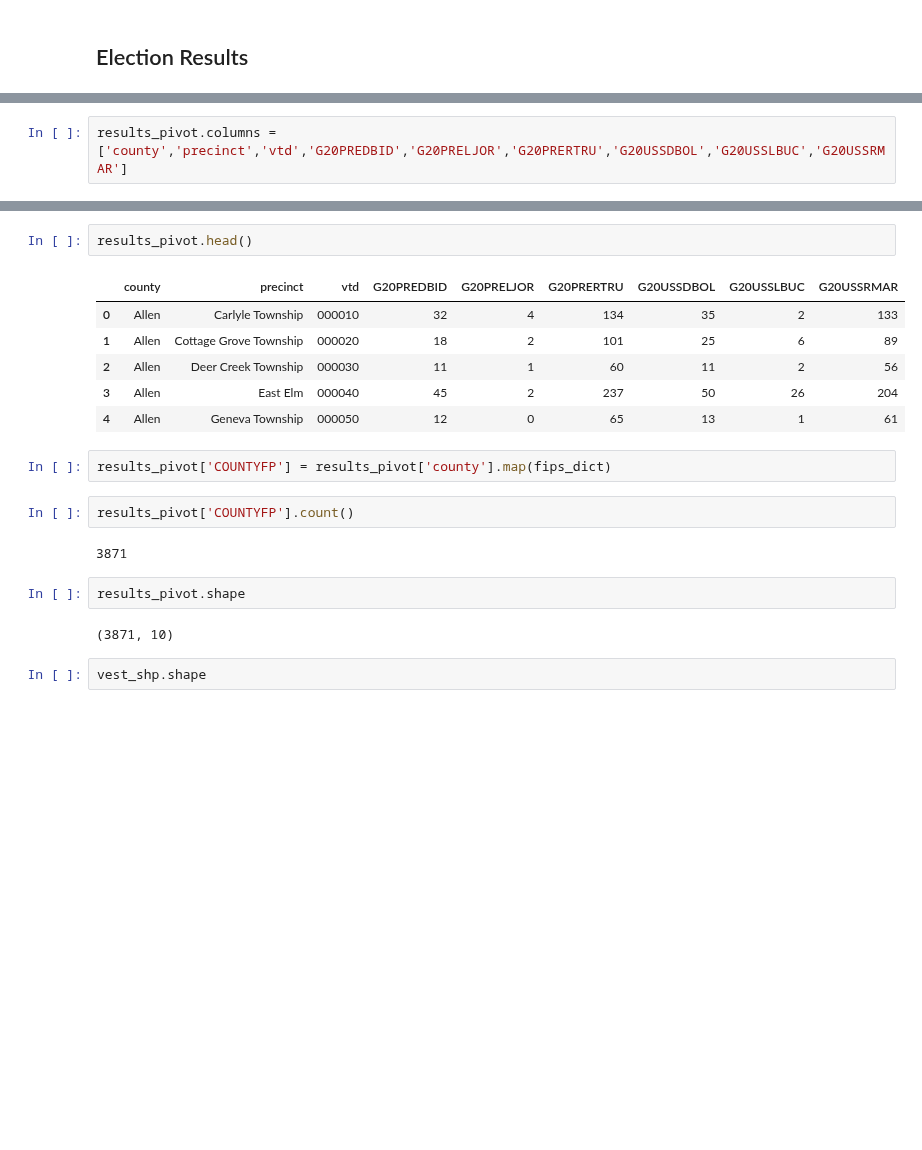
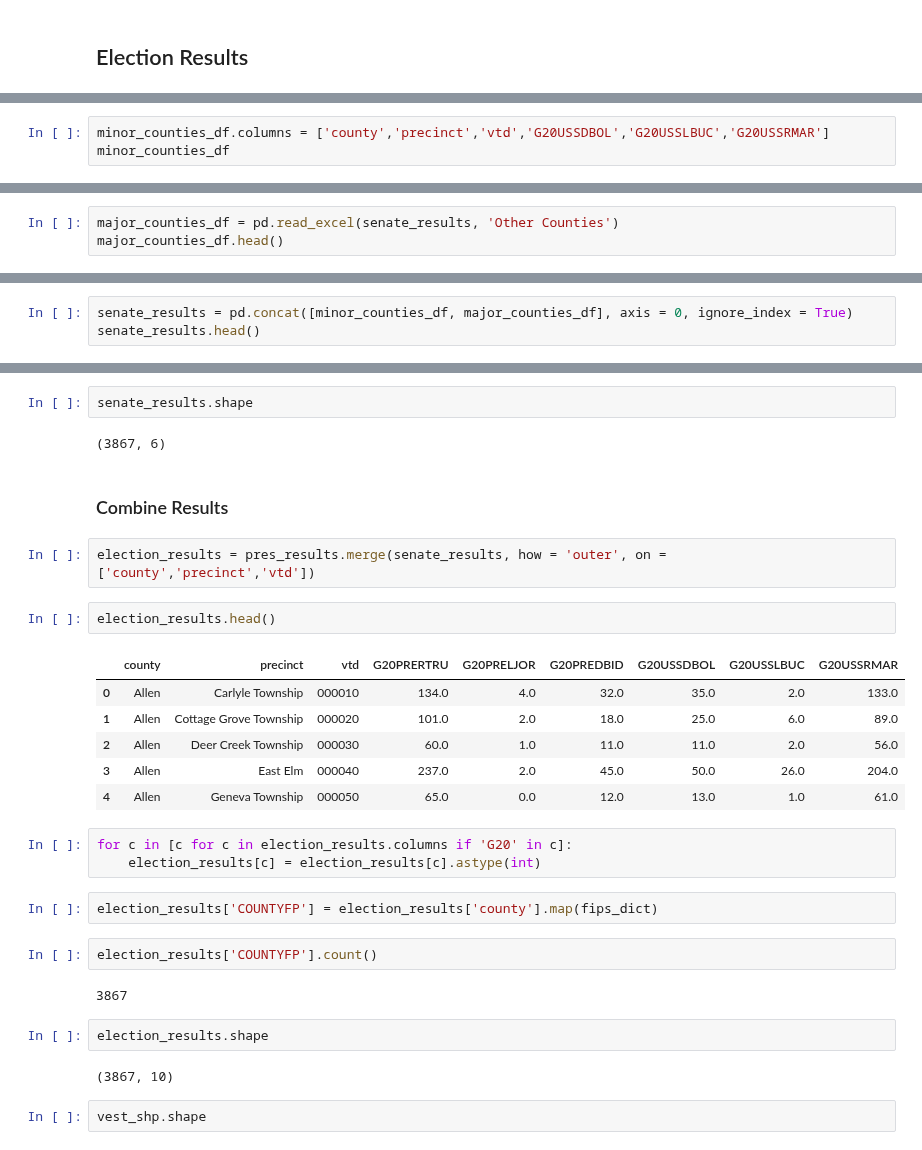
Before and after one commit to nonpartisan-redistricting-datahub/pdv-ks, a Jupyter notebook: vest-ks-2020/vest-ks-2020-validation.ipynb, the cells around one changed output, grey strips where cells are left out. Saved outputs shown, nothing was run; the diff lists cells and outputs as text; blank space fills up the shorter version.

Commit message:
ks election results validation

```diff
--- a/vest-ks-2020/vest-ks-2020-validation.ipynb
+++ b/vest-ks-2020/vest-ks-2020-validation.ipynb
@@ -129,2 +174,3 @@ results_pivot.head()
 # %%
-results_pivot.columns = ['county','precinct','vtd','G20PREDBID','G20PRELJOR','G20PRERTRU','G20USSDBOL','G20USSLBUC','G20USSRMAR']
+minor_counties_df.columns = ['county','precinct','vtd','G20USSDBOL','G20USSLBUC','G20USSRMAR']
+minor_counties_df
@@ -130,0 +191,3 @@ results_pivot.columns = ['county','precinct','vtd','G20PREDBID','G20PRELJOR','G2
+# %%
+major_counties_df = pd.read_excel(senate_results, 'Other Counties')
+major_counties_df.head()
@@ -130,0 +201,3 @@ results_pivot.columns = ['county','precinct','vtd','G20PREDBID','G20PRELJOR','G2
+# %%
+senate_results = pd.concat([minor_counties_df, major_counties_df], axis = 0, ignore_index = True)
+senate_results.head()
@@ -131,22 +211,33 @@ results_pivot.columns = ['county','precinct','vtd','G20PREDBID','G20PRELJOR','G2
+# %%
+senate_results.shape
+# %% [output]
+(3867, 6)
+# %% [markdown]
+### Combine Results
+# %%
+election_results = pres_results.merge(senate_results, how = 'outer', on = ['county','precinct','vtd'])
 # %%
-results_pivot.head()
+election_results.head()
 # %% [output]
-|  | county | precinct | vtd | G20PREDBID | G20PRELJOR | G20PRERTRU | G20USSDBOL | G20USSLBUC | G20USSRMAR |
-| 0 | Allen | Carlyle Township | 000010 | 32 | 4 | 134 | 35 | 2 | 133 |
-| 1 | Allen | Cottage Grove Township | 000020 | 18 | 2 | 101 | 25 | 6 | 89 |
-| 2 | Allen | Deer Creek Township | 000030 | 11 | 1 | 60 | 11 | 2 | 56 |
-| 3 | Allen | East Elm | 000040 | 45 | 2 | 237 | 50 | 26 | 204 |
-| 4 | Allen | Geneva Township | 000050 | 12 | 0 | 65 | 13 | 1 | 61 |
+|  | county | precinct | vtd | G20PRERTRU | G20PRELJOR | G20PREDBID | G20USSDBOL | G20USSLBUC | G20USSRMAR |
+| 0 | Allen | Carlyle Township | 000010 | 134.0 | 4.0 | 32.0 | 35.0 | 2.0 | 133.0 |
+| 1 | Allen | Cottage Grove Township | 000020 | 101.0 | 2.0 | 18.0 | 25.0 | 6.0 | 89.0 |
+| 2 | Allen | Deer Creek Township | 000030 | 60.0 | 1.0 | 11.0 | 11.0 | 2.0 | 56.0 |
+| 3 | Allen | East Elm | 000040 | 237.0 | 2.0 | 45.0 | 50.0 | 26.0 | 204.0 |
+| 4 | Allen | Geneva Township | 000050 | 65.0 | 0.0 | 12.0 | 13.0 | 1.0 | 61.0 |
+# %%
+for c in [c for c in election_results.columns if 'G20' in c]:
+    election_results[c] = election_results[c].astype(int)
 # %%
-results_pivot['COUNTYFP'] = results_pivot['county'].map(fips_dict)
+election_results['COUNTYFP'] = election_results['county'].map(fips_dict)
 # %%
-results_pivot['COUNTYFP'].count()
+election_results['COUNTYFP'].count()
 # %% [output]
-3871
+3867
 # %%
-results_pivot.shape
+election_results.shape
 # %% [output]
-(3871, 10)
+(3867, 10)
 # %%
 vest_shp.shape
 # %% [output]
```
Also changed, not shown: parts of 29 cells of this notebook, 4 other files.
